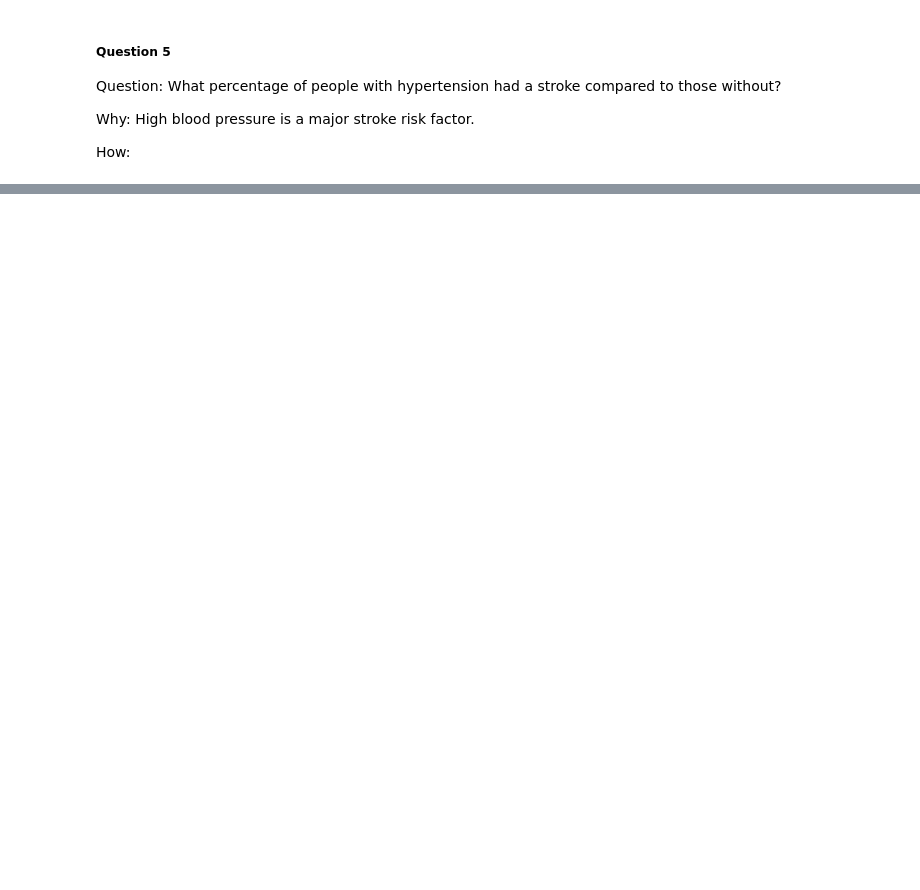
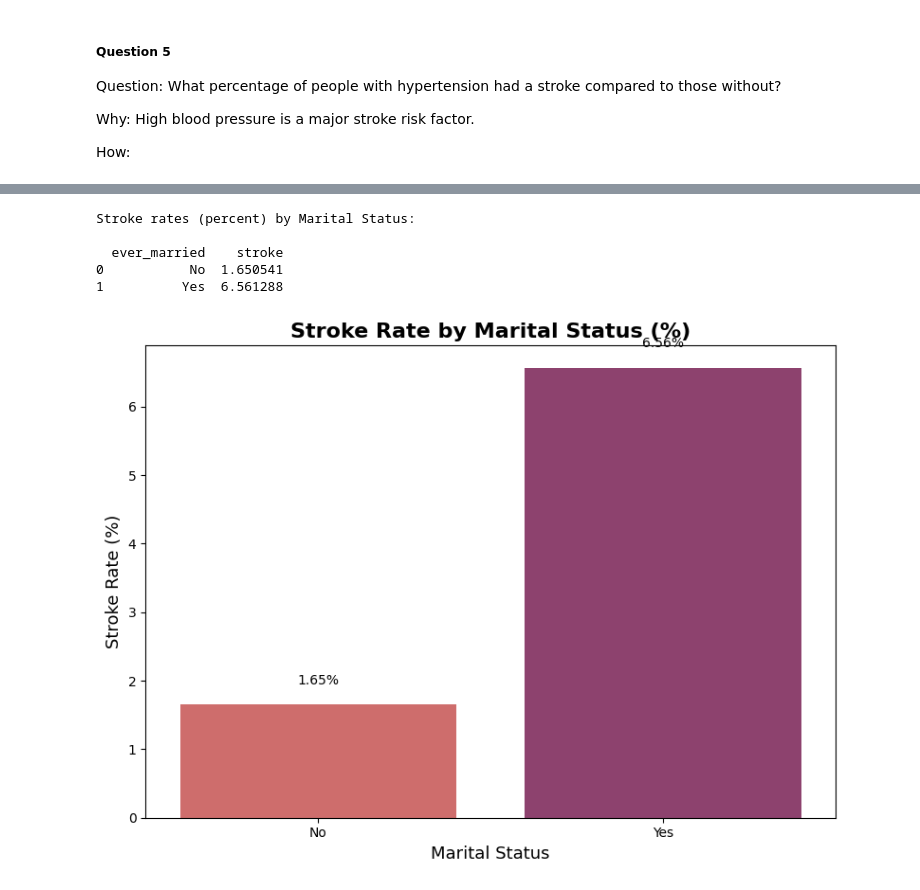
Before and after one commit to OmarAymanZaid/DEPI3_OurProject, a Jupyter notebook: Notebooks/2_data_analysis.ipynb, the cells around one changed output, grey strips where cells are left out. Drawn from its saved outputs; the diff is of its cells as text; code cells hidden in the pictures; blank space fills up the shorter version.

```diff
--- a/Notebooks/2_data_analysis.ipynb
+++ b/Notebooks/2_data_analysis.ipynb
@@ -372,0 +378,39 @@ Name: stroke, dtype: float64
+# %%
+# ---- Group data by Ever Married ----
+married_stroke = (
+    stroke_data
+    .groupby('ever_married', observed=True)['stroke']
+    .mean()
+    .reset_index()
+)
+
+# Convert stroke rate to percentage
+married_stroke['stroke'] *= 100
+
+# ---- Print the grouped results ----
+print("Stroke rates (percent) by Marital Status:\n")
+print(married_stroke)
+
+# ---- Visualization ----
+plt.figure(figsize=(8, 6))
+sns.barplot(data=married_stroke, x='ever_married', y='stroke', hue='ever_married', palette='flare', legend=False)
+
+plt.title('Stroke Rate by Marital Status (%)', fontsize=16, weight='bold')
+plt.ylabel('Stroke Rate (%)', fontsize=13)
+plt.xlabel('Marital Status', fontsize=13)
+
+# Add percentage labels above bars
+for i, row in married_stroke.iterrows():
+    plt.text(i, row['stroke'] + 0.3, f"{row['stroke']:.2f}%", ha='center')
+
+plt.tight_layout()
+plt.show()
+
+plt.show()
+# %% [output]
+Stroke rates (percent) by Marital Status:
+
+  ever_married    stroke
+0           No  1.650541
+1          Yes  6.561288
+[figure, added]
```
Also changed, not shown: parts of 11 cells of this notebook.
